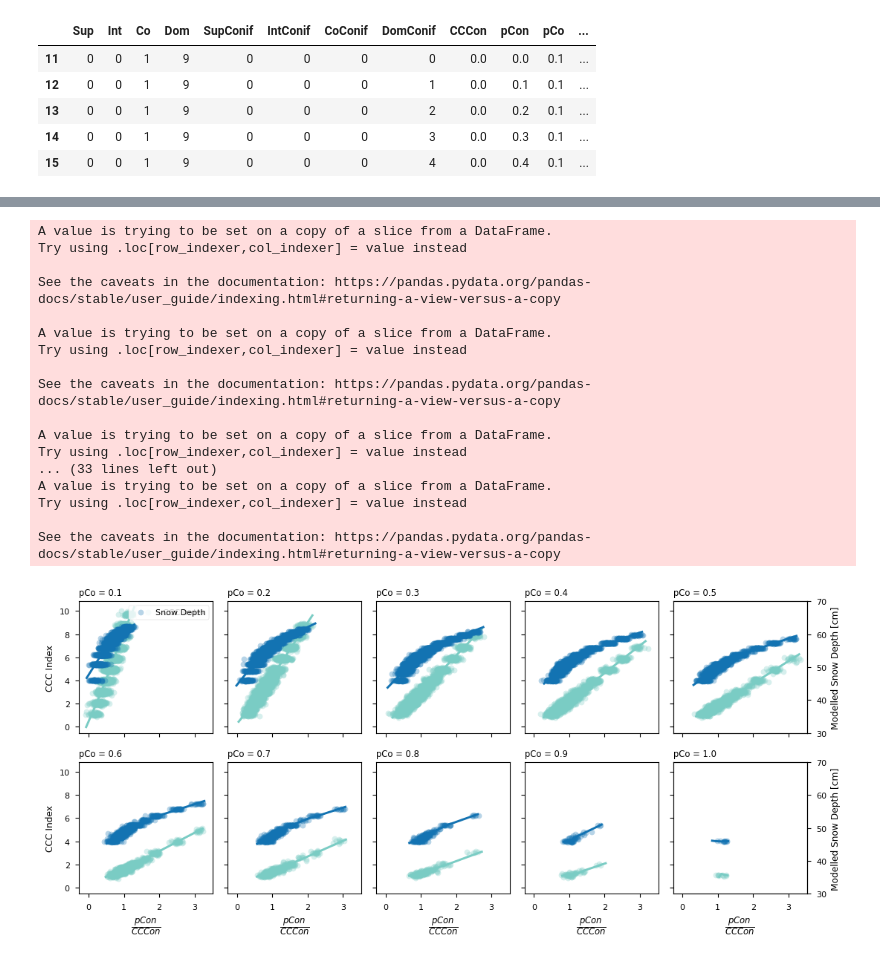
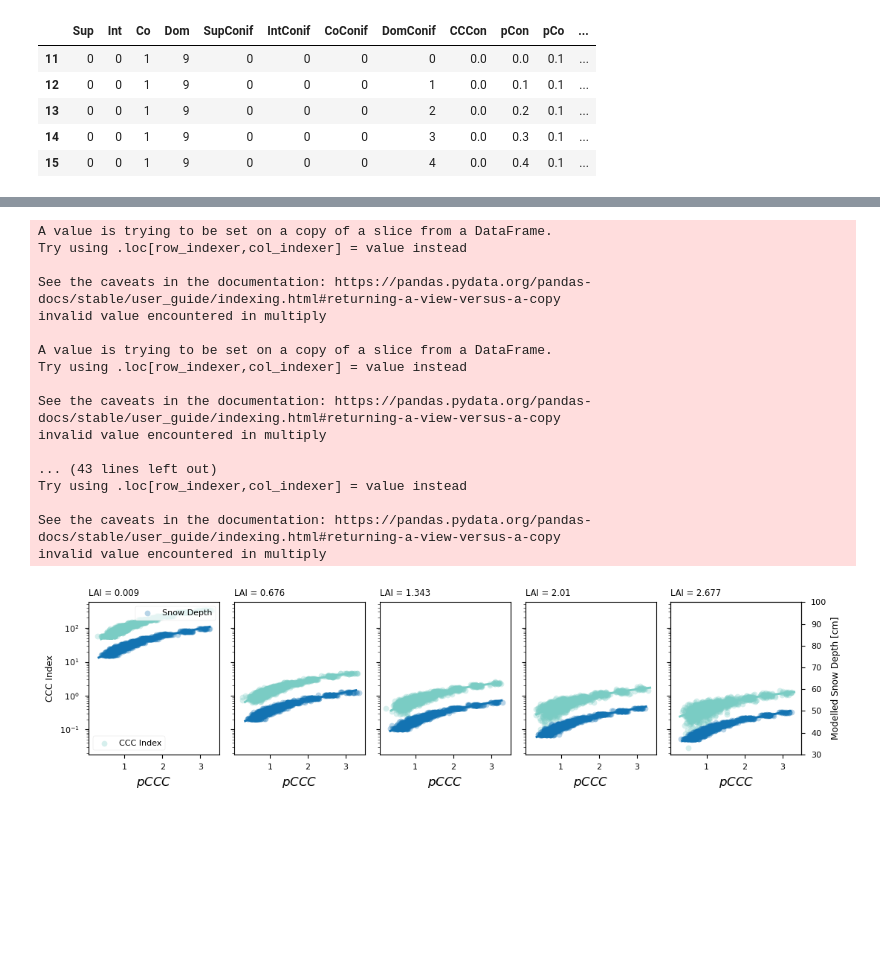
Before and after one commit to mwdjones/mef-snowhydro, a Jupyter notebook: Data and Codes/02_canopycontrols.ipynb, the cells around one changed output, grey strips where cells are left out. Saved outputs shown, nothing was run; the diff lists cells and outputs as text; code cells hidden in the pictures; blank space fills up the shorter version.

```diff
--- a/Data and Codes/02_canopycontrols.ipynb
+++ b/Data and Codes/02_canopycontrols.ipynb
@@ -67,3 +68,9 @@ weeklyMet = pd.read_csv(import_path + "/ATM/WeeklyATMSummary.csv")
 # Import SWE data
 SWE = pd.read_csv(import_path + "2023SWE_data.csv",
                 parse_dates = ['DATE'])
+# %%
+#Retrofit one veg data outlier
+#Stake S234 -- labelled all bog trees at dominant when they probably should have been codominant
+forestInv.loc[18,  'Co'] = [20]
+forestInv.loc[18,  'Dom'] = [0]
+forestInv[forestInv.Stake_ID == 'S234']
@@ -92,11 +103,13 @@ avgData = avgData.drop(columns = 'Stake_ID')
 avgData = avgData.rename(columns = {'OLS Prediction Ring 5' : 'lai5ring'})
 
 ## Veg Survey
-veg_sub = forestInv[['Stake_ID', 'DIST_M', 'DBH_CM', 'n', 'basalArea_m2', 'Co', 'Dom', 'Int', 'Sup', 'prop_Coniferous']]
+veg_sub = forestInv[['Stake_ID', 'DIST_M', 'DBH_CM', 'DIST_M_SD', 'DBH_CM_SD', 'n', 'basalArea_m2', 'Co', 'Dom', 'Int', 'Sup', 'prop_Coniferous']]
 peakData = pd.merge(peakData, veg_sub, left_on = 'stakes', right_on = 'Stake_ID')
 peakData = peakData.drop(columns = 'Stake_ID')
 peakData = peakData.rename(columns = {'DIST_M' : 'avgDist_m',
-                                    'DBH_CM' : 'avgDBH_m',
+                                    'DBH_CM' : 'avgDBH_cm',
+                                    'DIST_M_SD' : 'sdDist_m',
+                                    'DBH_CM_SD' : 'sdDBH_cm',
                                     'n' : 'nTrees',
                                     'Co' : 'nCo',
                                     'Dom' : 'nDom',
@@ -107,7 +120,9 @@ peakData = peakData.rename(columns = {'DIST_M' : 'avgDist_m',
 avgData = pd.merge(avgData, veg_sub, left_on = 'stakes', right_on = 'Stake_ID')
 avgData = avgData.drop(columns = 'Stake_ID')
 avgData = avgData.rename(columns = {'DIST_M' : 'avgDist_m',
-                                    'DBH_CM' : 'avgDBH_m',
+                                    'DBH_CM' : 'avgDBH_cm',
+                                    'DIST_M_SD' : 'sdDist_m',
+                                    'DBH_CM_SD' : 'sdDBH_cm',
                                     'n' : 'nTrees',
                                     'Co' : 'nCo',
                                     'Dom' : 'nDom',
@@ -1293,7 +1317,7 @@ merging between different levels is deprecated and will be removed in a future v
 | 4 | S205 | 21 | Upland | S2 | 355.2919 | 3.051387 | 0.778448 | 14 | 0.142857 | 0.000000 | ... |
 # %%
 #calculate non-dimensional variable
-diversityThreeMelt['PiInd'] = diversityThreeMelt.pCon / (diversityThreeMelt.lai5ring*diversityThreeMelt.pCo*diversityThreeMelt.CCCon)
+diversityThreeMelt['PiInd'] = diversityThreeMelt.pCon / (diversityThreeMelt.lai5ring*diversityThreeMelt.CCCon)
 diversityThreeMelt['logPiInd'] = np.log(diversityThreeMelt['PiInd'])
 
 #Change infs to nans
@@ -1404,7 +1428,7 @@ for ntr in range(1, 11):
     IndicatorData['CCCon'] = np.where(np.isnan((IndicatorData['CoConif']/IndicatorData['Co'])), 0, IndicatorData['CoConif']/IndicatorData['Co'])
     IndicatorData['pCon'] = (IndicatorData['CoConif'] + IndicatorData['DomConif'] + IndicatorData['IntConif'] + IndicatorData['SupConif'])/(IndicatorData['Co'] + IndicatorData['Dom'] + IndicatorData['Int'] + IndicatorData['Sup'])
     IndicatorData['pCo'] = IndicatorData['Co']/(IndicatorData['Co'] + IndicatorData['Dom'] + IndicatorData['Int'] + IndicatorData['Sup'])
-    IndicatorData['PiInd'] = IndicatorData.pCon / (lai_test*IndicatorData.pCo*IndicatorData.CCCon)
+    IndicatorData['PiInd'] = IndicatorData.pCon / (lai_test*IndicatorData.CCCon)
 
     #Change infs to nans
     IndicatorData = IndicatorData.replace([np.inf, -np.inf], np.nan)
@@ -1441,69 +1515,71 @@ temp.head()
 # %%
-#indicator data is the 10 tree
-fig, axs = plt.subplots(2, 5, figsize = (11, 5),
+#simulations with uniform tree numbers (n = 10), pCo at 0.5, and a range of LAI
+fig, axs = plt.subplots(1, 5, figsize = (11, 3),
                         sharex = True,
                         sharey = True,
                         layout = 'tight')
 
-co = [0.1, 0.2, 0.3, 0.4, 0.5, 0.6, 0.7, 0.8, 0.9, 1.0]
-for i in range(0, 10):
-    temp2 = temp[temp.pCo == co[i]]
+co = 0.5
+temp2 = temp[temp.pCo == co]
+lai = np.linspace(start = np.nanmin(peakData.lai5ring), stop = np.nanmax(peakData.lai5ring), num = 5)
+
+for i in range(0, 5):
+    temp2.PiInd = temp2.pCon / (lai[i]*temp2.CCCon)
+    yVal = temp2.pCon / (temp2.CCCon)
 
     #Index Values
-    a = sns.scatterplot(data = temp2, x = jitter(temp2['pCon']/temp2['CCCon'], 0.1), y = jitter(temp2['PiInd'], 0.1),
+    a = sns.scatterplot(data = temp2, x = jitter(yVal, 0.1), y = jitter(temp2['PiInd'], 0.1),
                 color = pal[2], ax = axs.ravel()[i],
                 linewidth = 0, alpha = 0.3, label = 'CCC Index')
-    b = sns.regplot(data = temp2, x = jitter(temp2['pCon']/temp2['CCCon'], 0.1), y = jitter(temp2['PiInd'], 0.1),
+    b = sns.regplot(data = temp2, x = jitter(yVal, 0.1), y = jitter(temp2['PiInd'], 0.1),
                 color = pal[2], ax = axs.ravel()[i],
                 lowess = True, scatter = False)
 
     #Model Snow Depth values
     temp2['SD'] = resultsUp.params.Intercept + resultsUp.params.logPiInd*np.log(temp2.PiInd)
     ax2 = axs.ravel()[i].twinx()
-    c = sns.scatterplot(data = temp2, x = jitter(temp2['pCon']/temp2['CCCon'], 0.1), y = jitter(temp2['SD'], 0.1),
+    c = sns.scatterplot(data = temp2, x = jitter(yVal, 0.1), y = jitter(temp2['SD'], 0.1),
                 color = pal[4], ax = ax2,
                 linewidth = 0, alpha = 0.3, label = 'Snow Depth')
-    d = sns.regplot(data = temp2, x = jitter(temp2['pCon']/temp2['CCCon'], 0.1), y = jitter(temp2['SD'], 0.1),
+    d = sns.regplot(data = temp2, x = jitter(yVal, 0.1), y = jitter(temp2['SD'], 0.1),
                 color = pal[4], ax = ax2,
                 lowess = True, scatter = False)
-    ax2.set_ylim(30, 70)
+    ax2.set_ylim(30, 100)
 
     #remove duplicate secondary y axes
     if(i%5 != 4):
         ax2.set_axis_off()
     else:
         ax2.set_ylabel('Modelled Snow Depth [cm]')
 
     #add labels
-    if(i > 4):
-        axs.ravel()[i].set_xlabel(r'$\frac{pCon}{CCCon}$', fontsize = 'large')
-
     if(i != 0):
         axs.ravel()[i].get_legend().remove()
         ax2.get_legend().remove()
 
-
+    axs.ravel()[i].set_yscale('log')
+    axs.ravel()[i].set_xlabel(r'$pCCC$', fontsize = 'large')
     axs.ravel()[i].set_ylabel('CCC Index')
-    axs.ravel()[i].set_title('pCo = ' + str(co[i]), fontsize='small', loc='left')
+    axs.ravel()[i].set_title('LAI = ' + str(round(lai[i], 3)), fontsize='small', loc='left')
 
 
-plt.savefig(fig_savepath + 'DiversityIndex3-Simulations.pdf')
+plt.savefig(fig_savepath + 'DiversityIndex3-Simulations-varyLAI.pdf')
 # %% [output]
 A value is trying to be set on a copy of a slice from a DataFrame.
 Try using .loc[row_indexer,col_indexer] = value instead
 
 See the caveats in the documentation: https://pandas.pydata.org/pandas-docs/stable/user_guide/indexing.html#returning-a-view-versus-a-copy
+invalid value encountered in multiply
 
 A value is trying to be set on a copy of a slice from a DataFrame.
 Try using .loc[row_indexer,col_indexer] = value instead
 
 See the caveats in the documentation: https://pandas.pydata.org/pandas-docs/stable/user_guide/indexing.html#returning-a-view-versus-a-copy
+invalid value encountered in multiply
 
-A value is trying to be set on a copy of a slice from a DataFrame.
-Try using .loc[row_indexer,col_indexer] = value instead
-... (33 lines left out)
-A value is trying to be set on a copy of a slice from a DataFrame.
+... (43 lines left out)
 Try using .loc[row_indexer,col_indexer] = value instead
 
 See the caveats in the documentation: https://pandas.pydata.org/pandas-docs/stable/user_guide/indexing.html#returning-a-view-versus-a-copy
+invalid value encountered in multiply
-[figure, old version]
+[figure, new version]
```
Also changed, not shown: parts of 39 cells of this notebook, 39 other files.
